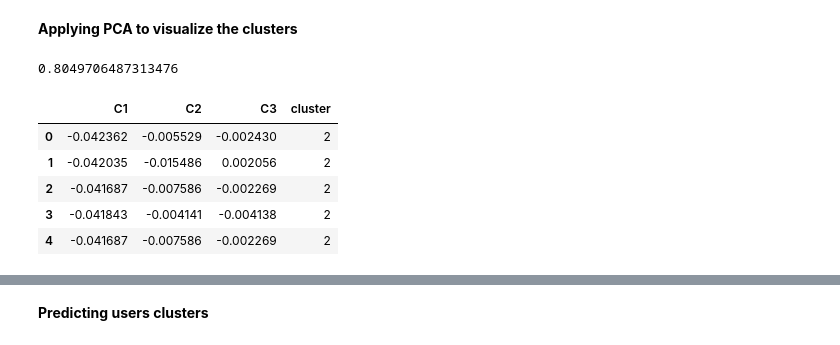
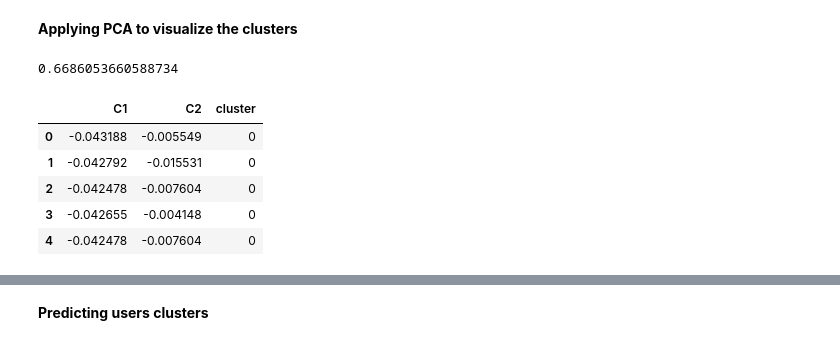
Before and after one commit to darkginka/Disease-Based-Diet-Recommanded-System, a Jupyter notebook: DRS.ipynb, the cells around one changed output, grey strips where cells are left out. Saved outputs shown, nothing was run; the diff lists cells and outputs as text; code cells hidden in the pictures.

```diff
--- a/DRS.ipynb
+++ b/DRS.ipynb
@@ -71,17 +66,14 @@ if(disease_name==False):
 else:
   disease_id = get_disease_id(disease_name)
   i= disease_id-101
-  print(disease_nutrition.iloc[i])
+  fd= disease_nutrition.iloc[i]
+  pre_list = [fd["Precaution_1"],fd["Precaution_2"],fd["Precaution_3"],fd["Precaution_4"]]
+  print("Precauctions: ",pre_list)
   disease_ie = get_disease_ie(disease_name)
-  # print(disease_ie)
-#Convert disease-nutritions column value into list
   dis_list = list(disease_ie.split(" "))
-#Convert food column into list
-  col_list = food_nutrition.columns.values.tolist()
- # print(dis_list)
   for ele in dis_list:
     if(ele==""):
       dis_list.remove(ele)
-  print(dis_list)
+  print("Ineficient Nnutritions: ",dis_list)
 # %% [output]
 Enter Disease Name: acne
@@ -142,6 +122,7 @@ from sklearn.metrics import silhouette_score
 n_clusters = range(2,21)
 ssd = []
 sc = []
+dict={}
 for n in n_clusters:
     km = KMeans(n_clusters=n, max_iter=300, n_init=10, init='k-means++', random_state=42)
     km.fit(food_scaled)
@@ -150,5 +131,7 @@ for n in n_clusters:
     ssd.append(km.inertia_)
     score = silhouette_score(food_scaled, preds, metric='euclidean')
     sc.append(score)
+#calculate the goodness of a clustering
     print("Number of Clusters = {}, Silhouette Score = {}".format(n, score))
+    dict[n] = score
 # %% [output]
@@ -182,6 +171,7 @@ plt.show()
 # %%
-k=6
-model = KMeans(n_clusters=k, random_state=42).fit(food_scaled)
+model = KMeans(n_clusters=7, random_state=42).fit(food_scaled)
 pred = model.predict(food_scaled)
+# print(pred)
+# print(model.labels_)
 print('10 first clusters: ', model.labels_[:10])
 # %% [output]
@@ -293,22 +248,22 @@ for cluster in range(k):
 # %%
 from sklearn.decomposition import PCA
 # %%
-pca = PCA(n_components=3, random_state=42)
+pca = PCA(n_components=2, random_state=42)
 food_pca = pca.fit_transform(food_scaled)
 pca.explained_variance_ratio_.sum()
 # %% [output]
-0.8049706487313476
+0.6686053660588734
 # %%
-df_pca = pd.DataFrame(food_pca, columns=['C1', 'C2', 'C3'])
+df_pca = pd.DataFrame(food_pca, columns=['C1', 'C2'])
 df_pca['cluster'] = model.labels_
 df_pca.head()
 # %% [output]
-|  | C1 | C2 | C3 | cluster |
-| 0 | -0.042362 | -0.005529 | -0.002430 | 2 |
-| 1 | -0.042035 | -0.015486 | 0.002056 | 2 |
-| 2 | -0.041687 | -0.007586 | -0.002269 | 2 |
-| 3 | -0.041843 | -0.004141 | -0.004138 | 2 |
-| 4 | -0.041687 | -0.007586 | -0.002269 | 2 |
+|  | C1 | C2 | cluster |
+| 0 | -0.043188 | -0.005549 | 0 |
+| 1 | -0.042792 | -0.015531 | 0 |
+| 2 | -0.042478 | -0.007604 | 0 |
+| 3 | -0.042655 | -0.004148 | 0 |
+| 4 | -0.042478 | -0.007604 | 0 |
 # %%
 sampled_clusters_pca = pd.DataFrame()
 
```
Also changed, not shown: parts of 23 cells of this notebook.
